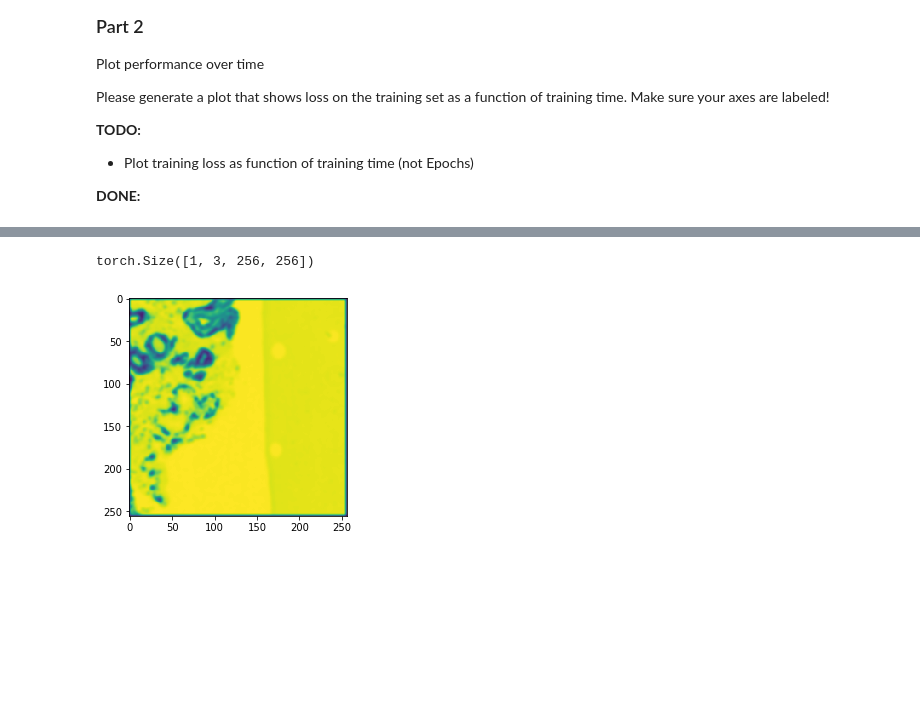
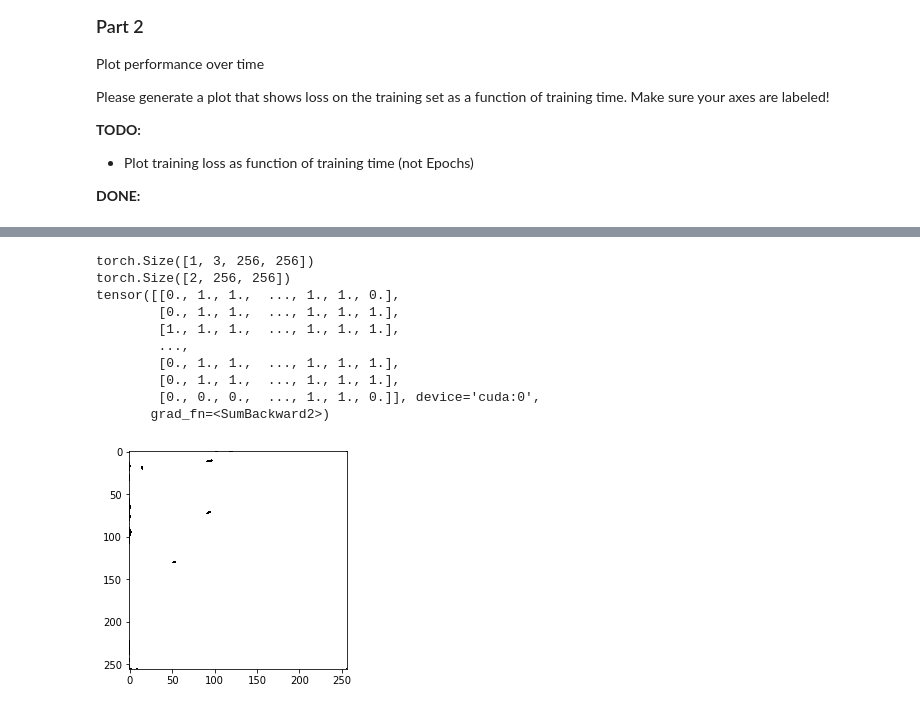
Before and after one commit to ALMerrill/cs474_labs_f2019, a Jupyter notebook: DL_Lab4.ipynb, the cells around one changed output, grey strips where cells are left out. Drawn from its saved outputs; the diff is of its cells as text; code cells hidden in the pictures; blank space fills up the shorter version.

```diff
--- a/DL_Lab4.ipynb
+++ b/DL_Lab4.ipynb
@@ -436,13 +441,24 @@ This is the result I got after 1 hour or training.
 # %%
 # Code for testing prediction on an image
 image = val_dataset[172][0].unsqueeze(dim=0).cuda()
 print(image.size())
 batch = model(image)
 out = batch[0]
-plt.imshow(out[0].cpu().detach().numpy())
+out[0] = out[0] > .5
+out[1] = out[1] >= .5
+print(out.size())
+print(torch.sum(out,dim=0))
+plt.imshow(out[0].cpu().detach().numpy(), cmap='gray')
 plt.show()
-# Change image to black and white
-# Call an argmax on out[0]? So I can get just 1s and 0s
 # %% [output]
 torch.Size([1, 3, 256, 256])
+torch.Size([2, 256, 256])
+tensor([[0., 1., 1.,  ..., 1., 1., 0.],
+        [0., 1., 1.,  ..., 1., 1., 1.],
+        [1., 1., 1.,  ..., 1., 1., 1.],
+        ...,
+        [0., 1., 1.,  ..., 1., 1., 1.],
+        [0., 1., 1.,  ..., 1., 1., 1.],
+        [0., 0., 0.,  ..., 1., 1., 0.]], device='cuda:0',
+       grad_fn=<SumBackward2>)
-[figure, old version]
+[figure, new version]
```
Also changed, not shown: parts of 4 cells of this notebook.
